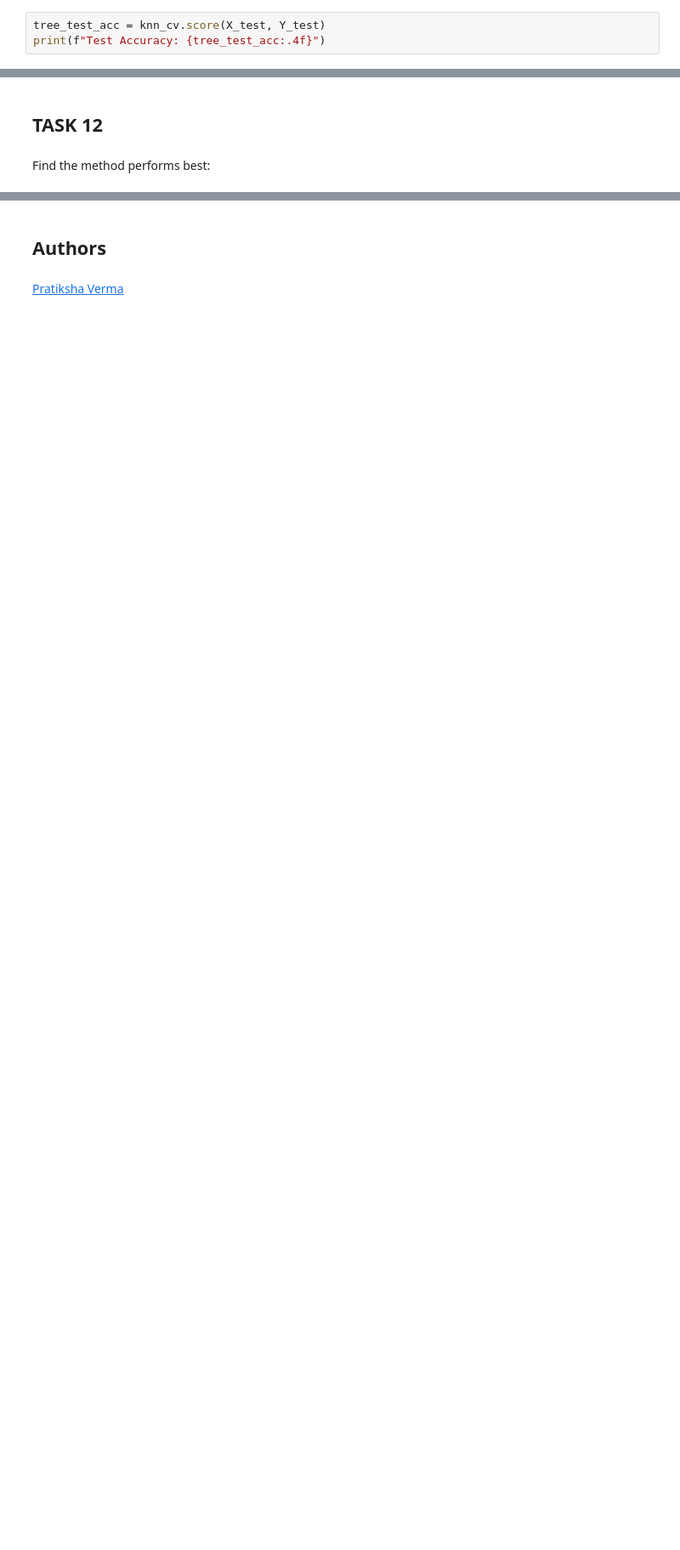
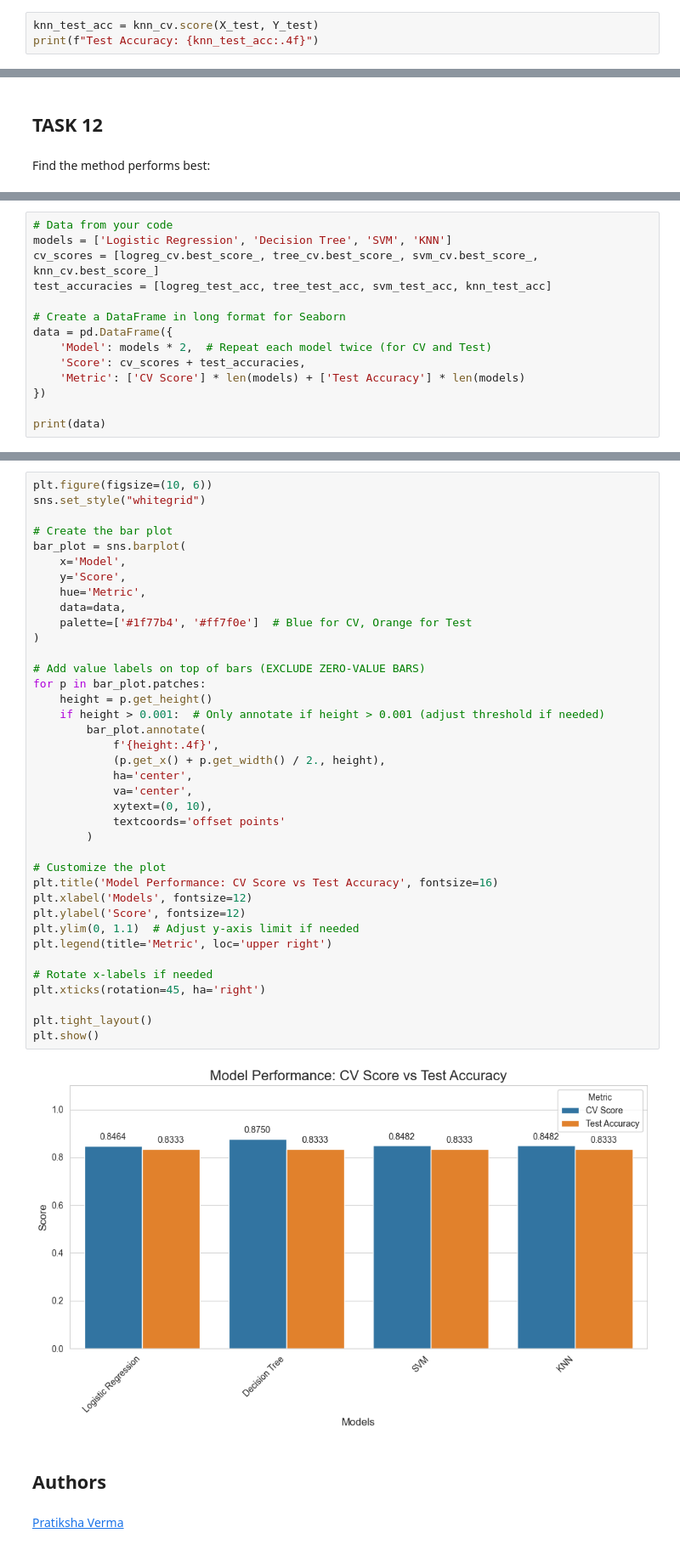
Before and after one commit to akariri79/IBM-Applied-Data-Science-Capstone-Project, a Jupyter notebook: SpaceX-Machine-Learning-Prediction-Part-5-v1.ipynb, the cells around one changed output, grey strips where cells are left out. Shown: that part at 85% size. Saved outputs shown, nothing was run; the diff lists cells and outputs as text; blank space fills up the shorter version.

```diff
--- a/SpaceX-Machine-Learning-Prediction-Part-5-v1.ipynb
+++ b/SpaceX-Machine-Learning-Prediction-Part-5-v1.ipynb
@@ -348,8 +388,8 @@ accuracy : 0.8482142857142858
 # %% [markdown]
 Calculate the accuracy of knn_cv on the test data using the method <code>score</code>:
 # %%
-tree_test_acc = knn_cv.score(X_test, Y_test)
-print(f"Test Accuracy: {tree_test_acc:.4f}")
+knn_test_acc = knn_cv.score(X_test, Y_test)
+print(f"Test Accuracy: {knn_test_acc:.4f}")
 # %% [output]
 Test Accuracy: 0.8333
 # %% [markdown]
@@ -421,0 +471,14 @@ Model Comparison Results:
+# %%
+# Data from your code
+models = ['Logistic Regression', 'Decision Tree', 'SVM', 'KNN']
+cv_scores = [logreg_cv.best_score_, tree_cv.best_score_, svm_cv.best_score_, knn_cv.best_score_]
+test_accuracies = [logreg_test_acc, tree_test_acc, svm_test_acc, knn_test_acc]
+
+# Create a DataFrame in long format for Seaborn
+data = pd.DataFrame({
+    'Model': models * 2,  # Repeat each model twice (for CV and Test)
+    'Score': cv_scores + test_accuracies,
+    'Metric': ['CV Score'] * len(models) + ['Test Accuracy'] * len(models)
+})
+
+print(data)
@@ -422,3 +495,43 @@ Model Comparison Results:
+# %%
+plt.figure(figsize=(10, 6))
+sns.set_style("whitegrid")
+
+# Create the bar plot
+bar_plot = sns.barplot(
+    x='Model',
+    y='Score',
+    hue='Metric',
+    data=data,
+    palette=['#1f77b4', '#ff7f0e']  # Blue for CV, Orange for Test
+)
+
+# Add value labels on top of bars (EXCLUDE ZERO-VALUE BARS)
+for p in bar_plot.patches:
+    height = p.get_height()
+    if height > 0.001:  # Only annotate if height > 0.001 (adjust threshold if needed)
+        bar_plot.annotate(
+            f'{height:.4f}',
+            (p.get_x() + p.get_width() / 2., height),
+            ha='center',
+            va='center',
+            xytext=(0, 10),
+            textcoords='offset points'
+        )
+
+# Customize the plot
+plt.title('Model Performance: CV Score vs Test Accuracy', fontsize=16)
+plt.xlabel('Models', fontsize=12)
+plt.ylabel('Score', fontsize=12)
+plt.ylim(0, 1.1)  # Adjust y-axis limit if needed
+plt.legend(title='Metric', loc='upper right')
+
+# Rotate x-labels if needed
+plt.xticks(rotation=45, ha='right')
+
+plt.tight_layout()
+plt.show()
+# %% [output]
+[figure, added]
 # %% [markdown]
 ## Authors
 # %% [markdown]
```
Also changed, not shown: parts of 11 cells of this notebook.
